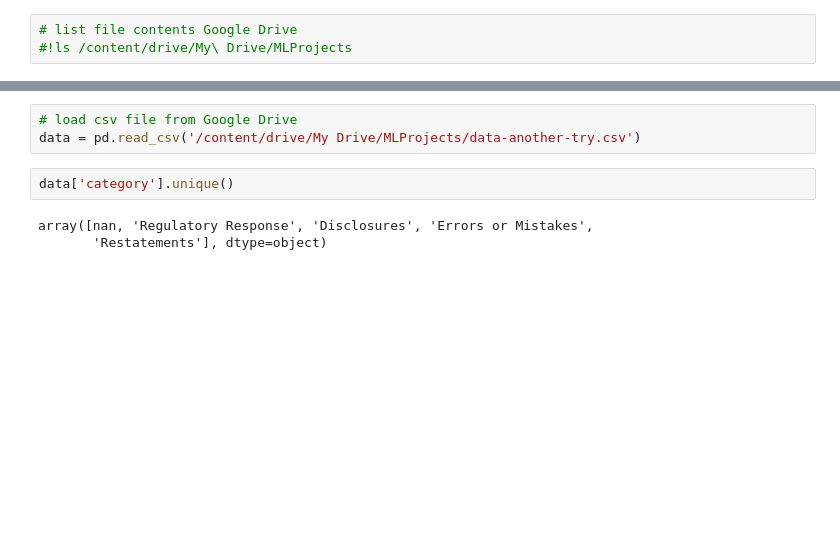
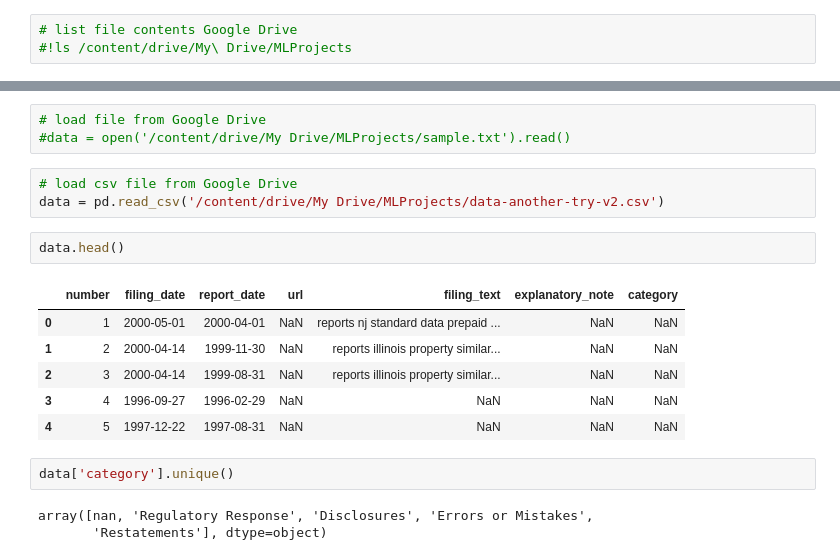
Before and after one commit to bemarina/text-clf-deep-learning, a Jupyter notebook: data_preparation.ipynb, the cells around one changed output, grey strips where cells are left out. Cells and saved outputs as stored; diff of their text form; blank space fills up the shorter version.

```diff
--- a/data_preparation.ipynb
+++ b/data_preparation.ipynb
@@ -32,6 +71,18 @@ data = open('/content/drive/My Drive/MLProjects/sample.txt').read()
+# %%
+# load file from Google Drive
+#data = open('/content/drive/My Drive/MLProjects/sample.txt').read()
 # %%
 # load csv file from Google Drive
-data = pd.read_csv('/content/drive/My Drive/MLProjects/data-another-try.csv')
+data = pd.read_csv('/content/drive/My Drive/MLProjects/data-another-try-v2.csv')
+# %%
+data.head()
+# %% [output]
+|  | number | filing_date | report_date | url | filing_text | explanatory_note | category |
+| 0 | 1 | 2000-05-01 | 2000-04-01 | NaN | reports nj standard data prepaid ... | NaN | NaN |
+| 1 | 2 | 2000-04-14 | 1999-11-30 | NaN | reports illinois property similar... | NaN | NaN |
+| 2 | 3 | 2000-04-14 | 1999-08-31 | NaN | reports illinois property similar... | NaN | NaN |
+| 3 | 4 | 1996-09-27 | 1996-02-29 | NaN | NaN | NaN | NaN |
+| 4 | 5 | 1997-12-22 | 1997-08-31 | NaN | NaN | NaN | NaN |
 # %%
 data['category'].unique()
 # %% [output]
```
Also changed, not shown: parts of 6 cells of this notebook.
